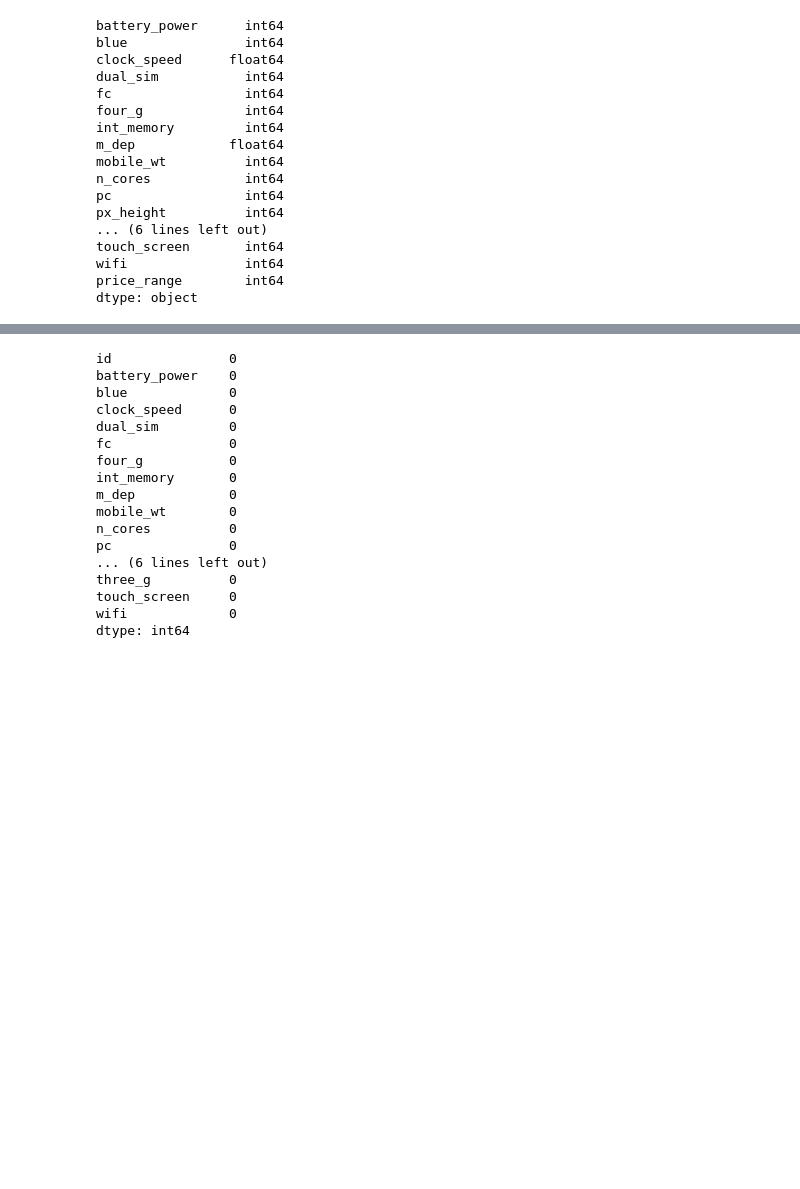
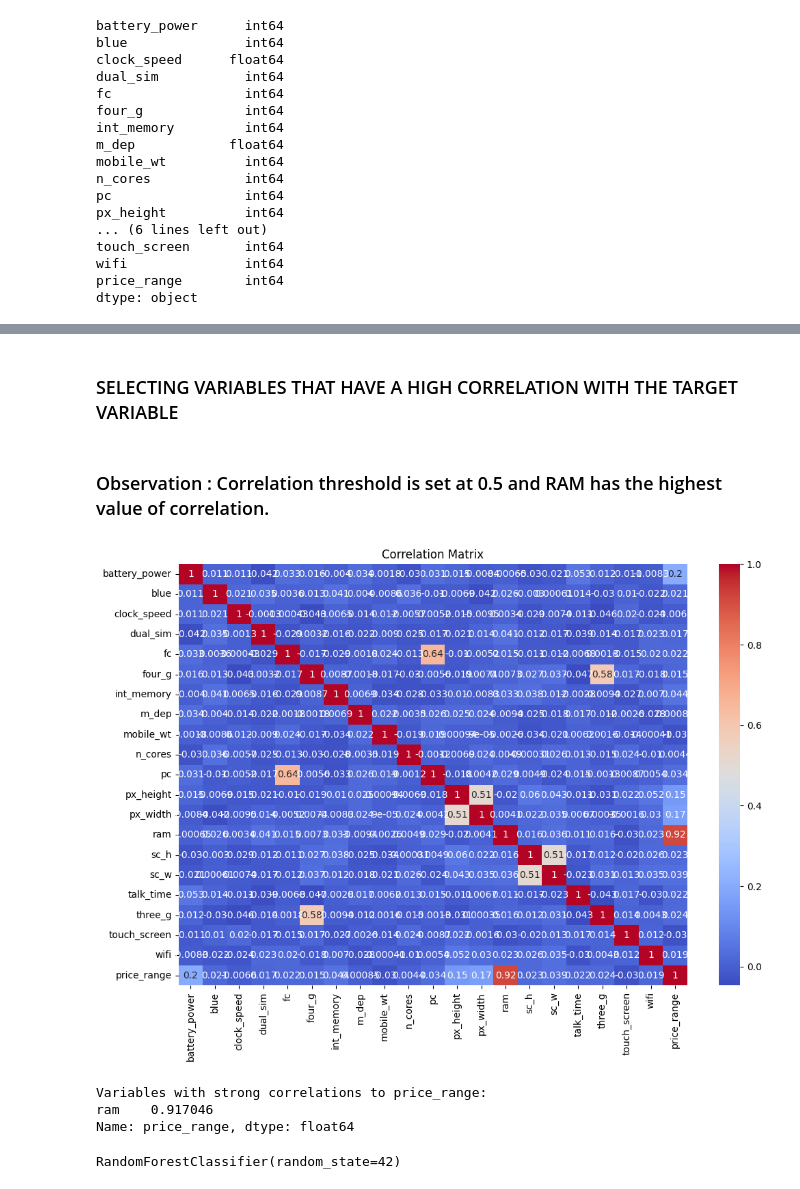
Before and after one commit to sentongo-web/NLP, a Jupyter notebook: room3.ipynb, the cells around one changed output, grey strips where cells are left out. Saved outputs shown, nothing was run; the diff lists cells and outputs as text; code cells hidden in the pictures; blank space fills up the shorter version.

```diff
--- a/room3.ipynb
+++ b/room3.ipynb
@@ -120,11 +170,3 @@ print("Continuous Variables:", continuous_vars)
 # %% [output]
 Categorical Variables: []
 Continuous Variables: ['battery_power', 'blue', 'clock_speed', 'dual_sim', 'fc', 'four_g', 'int_memory', 'm_dep', 'mobile_wt', 'n_cores', 'pc', 'px_height', 'px_width', 'ram', 'sc_h', 'sc_w', 'talk_ti ...
-# %%
-
-continuous_vars = ['battery_power', 'blue', 'clock_speed', 'dual_sim', 'fc', 'four_g', 'int_memory', 'm_dep', 'mobile_wt', 'n_cores', 'pc', 'px_height', 'px_width', 'ram', 'sc_h', 'sc_w', 'talk_time', 'three_g', 'touch_screen', 'wifi', 'price_range']
-Q1 = train_data[continuous_vars].quantile(0.25)
-Q3 = train_data[continuous_vars].quantile(0.75)
-IQR = Q3 - Q1
-outliers_iqr = ((train_data[continuous_vars] < (Q1 - 1.5 * IQR)) | (train_data[continuous_vars] > (Q3 + 1.5 * IQR))).any(axis=1)
-train_data[continuous_vars] = train_data[continuous_vars].apply(lambda x: winsorize(x, limits=[0.05, 0.05]))
@@ -406,31 +193,0 @@ new_features = test_new[features.copy()]  # Use a copy to avoid modifying origin
-# %%
-# Explore test data to understand the missing "price_range" feature
-test_new.head()
-print(test_data.isna().sum())  # Check for missing values
-
-# Option 1 Example (remove "price_range" from features)
-selected_features = ['battery_power', 'blue', 'clock_speed', 'dual_sim', 'fc',
-            'int_memory', 'mobile_wt', 'pc', 'px_height', 'px_width', 'ram', 'sc_h', 'sc_w'] # Replace with actual features used for training (excluding "price_range")
-
-# Option 3 Example (imputation with median) - Use with caution
-from sklearn.impute import SimpleImputer
-imputer = SimpleImputer(strategy='median')  # Replace with a suitable strategy
-test_new = pd.DataFrame(imputer.fit_transform(test_data), columns=test_data.columns)
-# %% [output]
-id               0
-battery_power    0
-blue             0
-clock_speed      0
-dual_sim         0
-fc               0
-four_g           0
-int_memory       0
-m_dep            0
-mobile_wt        0
-n_cores          0
-pc               0
-... (6 lines left out)
-three_g          0
-touch_screen     0
-wifi             0
-dtype: int64
@@ -460,0 +194,32 @@ def preprocess_data(data):
+# %% [markdown]
+### SELECTING VARIABLES THAT HAVE A HIGH CORRELATION WITH THE TARGET VARIABLE
+# %% [markdown]
+### Observation : Correlation threshold is set at 0.5 and RAM has the highest value of correlation.
+# %%
+# Calculate the correlation matrix
+corr_matrix = train_data.corr()
+
+# Plot the heatmap
+plt.figure(figsize=(12, 8))
+sns.heatmap(corr_matrix, annot=True, cmap='coolwarm')
+plt.title('Correlation Matrix')
+plt.show()
+
+# Extract correlations with the target variable
+price_corr = corr_matrix['price_range'].drop('price_range')
+
+# Sort the correlations in descending order
+price_corr_sorted = price_corr.abs().sort_values(ascending=False)
+
+# Define a threshold for strong correlations
+threshold = 0.5
+
+# Filter and display variables with strong correlations
+strong_corr_vars = price_corr_sorted[price_corr_sorted > threshold]
+print("Variables with strong correlations to price_range:")
+print(strong_corr_vars)
+# %% [output]
+[figure, added]
+Variables with strong correlations to price_range:
+ram    0.917046
+Name: price_range, dtype: float64
@@ -460,0 +238,6 @@ def preprocess_data(data):
+# %%
+# Train a RandomForestClassifier
+model = RandomForestClassifier(random_state=42)
+model.fit(X_train_scaled, y_train)
+# %% [output]
+RandomForestClassifier(random_state=42)
```
Also changed, not shown: parts of 55 cells of this notebook, 2 other files.
